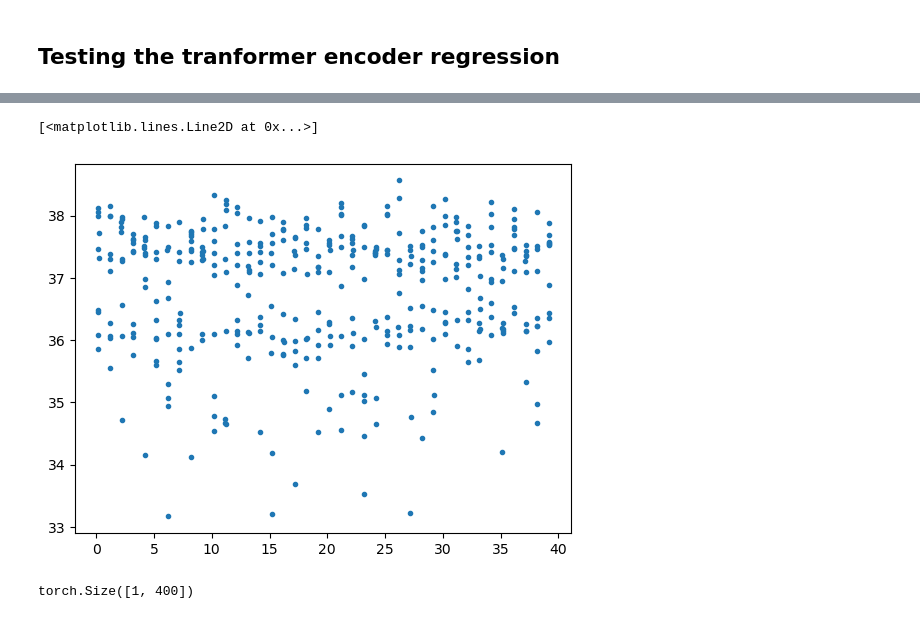
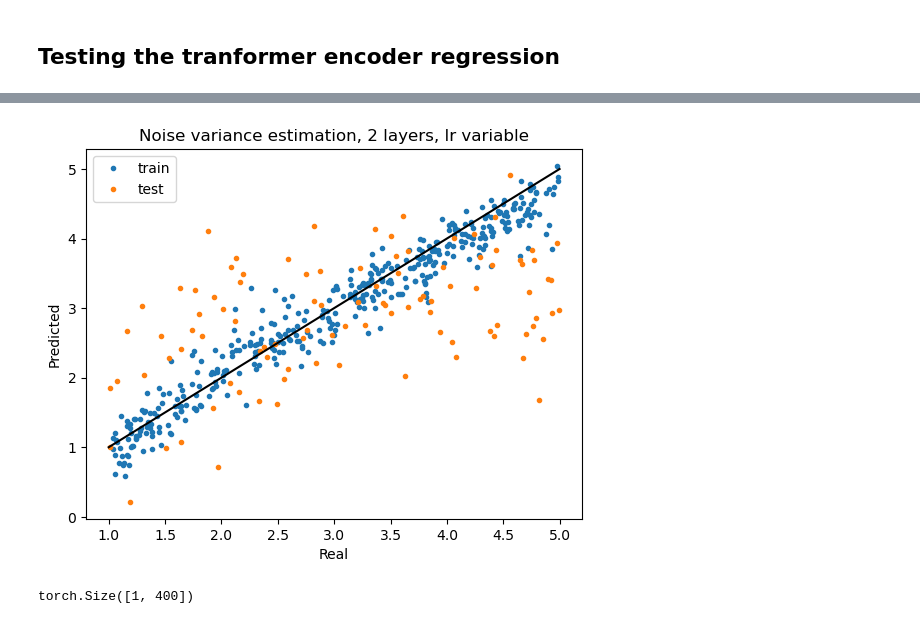
Before and after one commit to nathan99sun/HybridPred, a Jupyter notebook: transformer/transformer+regression.ipynb, the cells around one changed output, grey strips where cells are left out. Saved outputs shown, nothing was run; the diff lists cells and outputs as text; code cells hidden in the pictures.

```diff
--- a/transformer/transformer+regression.ipynb
+++ b/transformer/transformer+regression.ipynb
@@ -14,4 +15,4 @@ import copy
 # %% [markdown]
 This uses the discharge-voltage curves at each cycle as raw data. Dimensionality is $(100,1000)$, with 100 cycles and 1000 voltage steps at which discharge is measured
 # %%
-data = pickle.load(open(r'../Data/discharge_curves.pkl', 'rb'))
+data = pickle.load(open(r'../Data/deltaQ_cycles.pkl', 'rb'))
@@ -177,3 +165,0 @@ test_dataset = TensorDataset(torch.Tensor(x[test_ind]),torch.Tensor(y[test_ind])
-# %%
-a, b = train_dataset[:]
-print(model.forward(a))
@@ -219,31 +236,34 @@ use_cuda = torch.cuda.is_available()
 device = torch.device("cuda" if use_cuda else "cpu")
 
 # Load nodel, loss function, and optimizer
-model = FullModel(d_model=400, cycles=1).to(device)
+model = FullModel(d_model=40, cycles=1, num_heads=2, num_layers=2).to(device)
 criterion = nn.MSELoss().to(device)
-optimizer = torch.optim.Adam(model.parameters(), lr=1e-3)
+optimizer = torch.optim.Adam(model.parameters(), lr=4e-5)
+
+model.train()
 
 # # Fine tuning loop
-for i in range(15):
+for i in range(100):
     total_loss_train = 0.0
     total_loss_test = 0.0
 
     for cell in train:
         train_input, train_label = cell
-        output = model(train_input.expand((1, 400)).to(device))
+        output = model.forward(train_input.expand((1, 40)).to(device))
         loss = criterion(output, train_label)
 
 
         # print(i, output, train_label, loss)
         total_loss_train += loss.item()
 
+        optimizer.zero_grad()
         loss.backward()
         optimizer.step()
-        optimizer.zero_grad()
+
 
     for cell in test:
         test_input, test_label = cell
-        test_output = model(test_input.expand((1, 400)).to(device))
+        test_output = model(test_input.expand((1, 40)).to(device))
         test_loss = criterion(test_output, test_label)
 
 
@@ -252,4 +272,6 @@ for i in range(15):
 
 
     print(f'Epochs: {i + 1} | rmse: {np.sqrt(total_loss_train / len(train)): .3f} | rmse_test: {np.sqrt(total_loss_test / len(test)): .3f}')
+
+model.eval();
 # %% [output]
@@ -262,15 +296,28 @@ KeyboardInterrupt:
 # %%
 predicted =[]
 labels = []
 for cell in train:
     train_input, train_label = cell
-    predicted.append(model(train_input.expand((1, 400)).to(device)).detach().numpy())
+    predicted.append(model(train_input.expand((1, 40)).to(device)).detach().numpy())
     labels.append(train_label)
 
-plt.plot(labels, predicted, ".")
+plt.plot(labels, predicted, ".", label = "train")
+plt.title("Noise variance estimation, 2 layers, lr variable")
+plt.xlabel("Real")
+plt.ylabel("Predicted")
+predicted =[]
+labels = []
+for cell in test:
+    train_input, train_label = cell
+    predicted.append(model(train_input.expand((1, 40)).to(device)).detach().numpy())
+    labels.append(train_label)
+
+plt.plot(labels, predicted, ".", label = "test")
+xs = np.linspace(1, 5, 10)
+plt.plot(xs, xs, "k")
+plt.legend();
 # %% [output]
-[<matplotlib.lines.Line2D at 0x...>]
-[figure, old version]
+[figure, new version]
 # %%
 o = model.transformer(test[0][0].expand((1, 400)))
 print(o.size())
```
Also changed, not shown: parts of 17 cells of this notebook.
